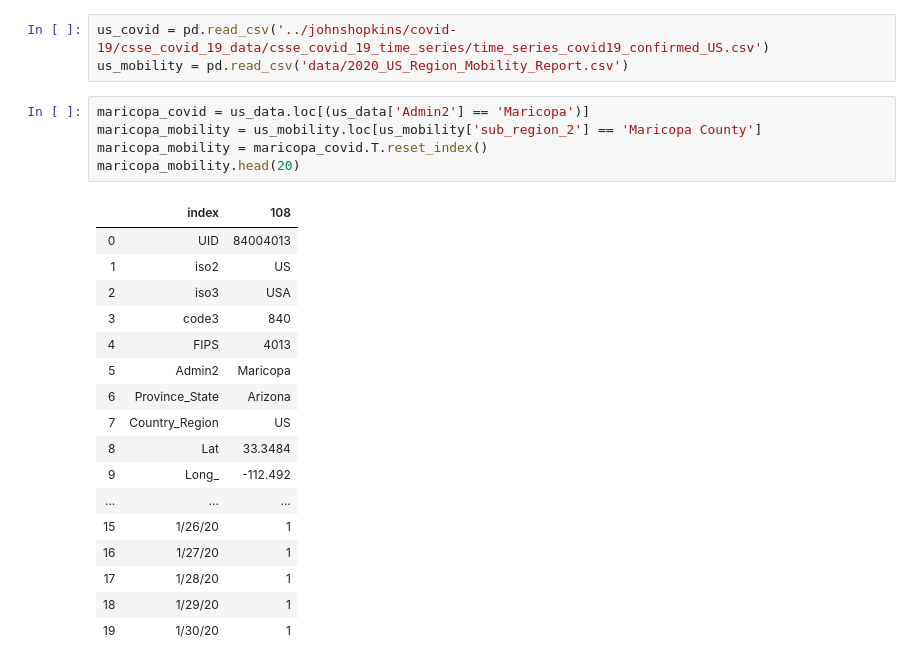
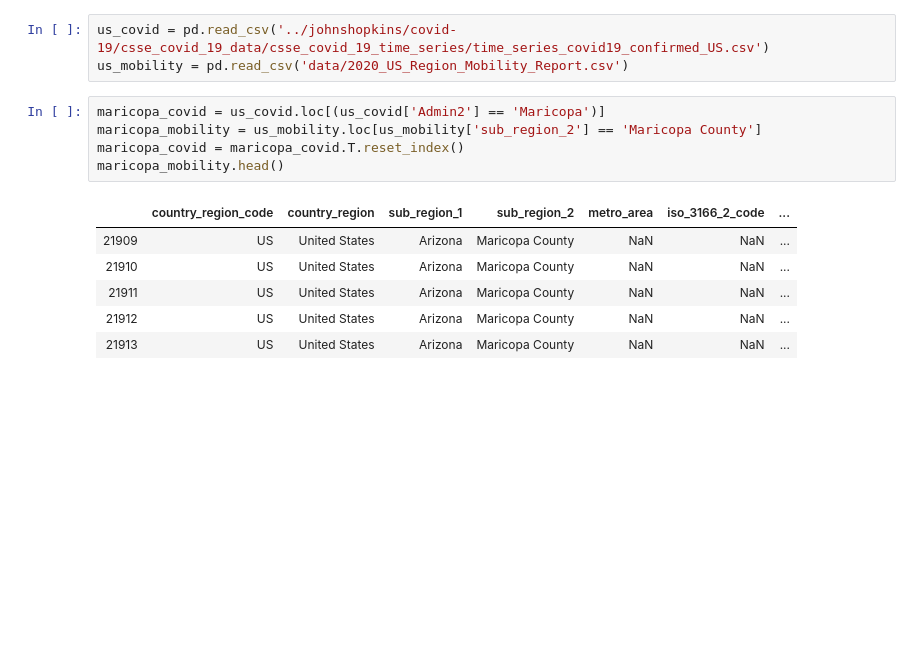
Before and after one commit to jcpeters1/100_days_of_code, a Jupyter notebook: local_covid.ipynb, the cells around one changed output. Drawn from its saved outputs; the diff is of its cells as text; blank space fills up the shorter version.

```diff
--- a/local_covid.ipynb
+++ b/local_covid.ipynb
@@ -6,26 +6,15 @@ import matplotlib.pyplot as plt
 us_covid = pd.read_csv('../johnshopkins/covid-19/csse_covid_19_data/csse_covid_19_time_series/time_series_covid19_confirmed_US.csv')
 us_mobility = pd.read_csv('data/2020_US_Region_Mobility_Report.csv')
 # %%
-maricopa_covid = us_data.loc[(us_data['Admin2'] == 'Maricopa')]
+maricopa_covid = us_covid.loc[(us_covid['Admin2'] == 'Maricopa')]
 maricopa_mobility = us_mobility.loc[us_mobility['sub_region_2'] == 'Maricopa County']
-maricopa_mobility = maricopa_covid.T.reset_index()
-maricopa_mobility.head(20)
+maricopa_covid = maricopa_covid.T.reset_index()
+maricopa_mobility.head()
 # %% [output]
-|  | index | 108 |
-| 0 | UID | 84004013 |
-| 1 | iso2 | US |
-| 2 | iso3 | USA |
-| 3 | code3 | 840 |
-| 4 | FIPS | 4013 |
-| 5 | Admin2 | Maricopa |
-| 6 | Province_State | Arizona |
-| 7 | Country_Region | US |
-| 8 | Lat | 33.3484 |
-| 9 | Long_ | -112.492 |
-| ... | ... | ... |
-| 15 | 1/26/20 | 1 |
-| 16 | 1/27/20 | 1 |
-| 17 | 1/28/20 | 1 |
-| 18 | 1/29/20 | 1 |
-| 19 | 1/30/20 | 1 |
+|  | country_region_code | country_region | sub_region_1 | sub_region_2 | metro_area | iso_3166_2_code | ... |
+| 21909 | US | United States | Arizona | Maricopa County | NaN | NaN | ... |
+| 21910 | US | United States | Arizona | Maricopa County | NaN | NaN | ... |
+| 21911 | US | United States | Arizona | Maricopa County | NaN | NaN | ... |
+| 21912 | US | United States | Arizona | Maricopa County | NaN | NaN | ... |
+| 21913 | US | United States | Arizona | Maricopa County | NaN | NaN | ... |
 # %%
```
Also changed, not shown: parts of 2 cells of this notebook.
